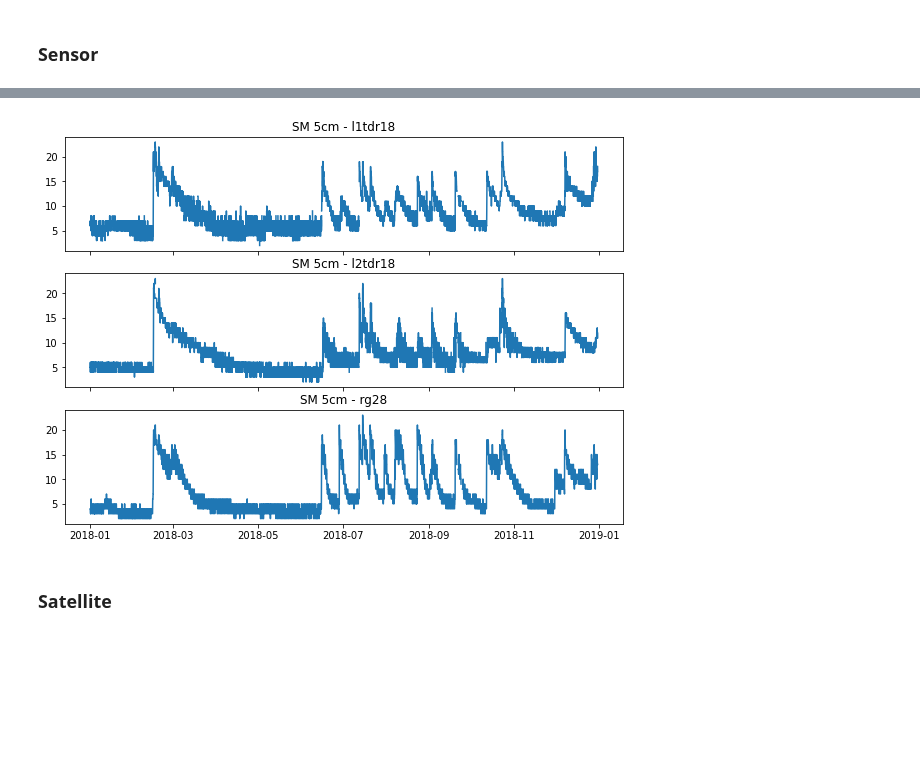
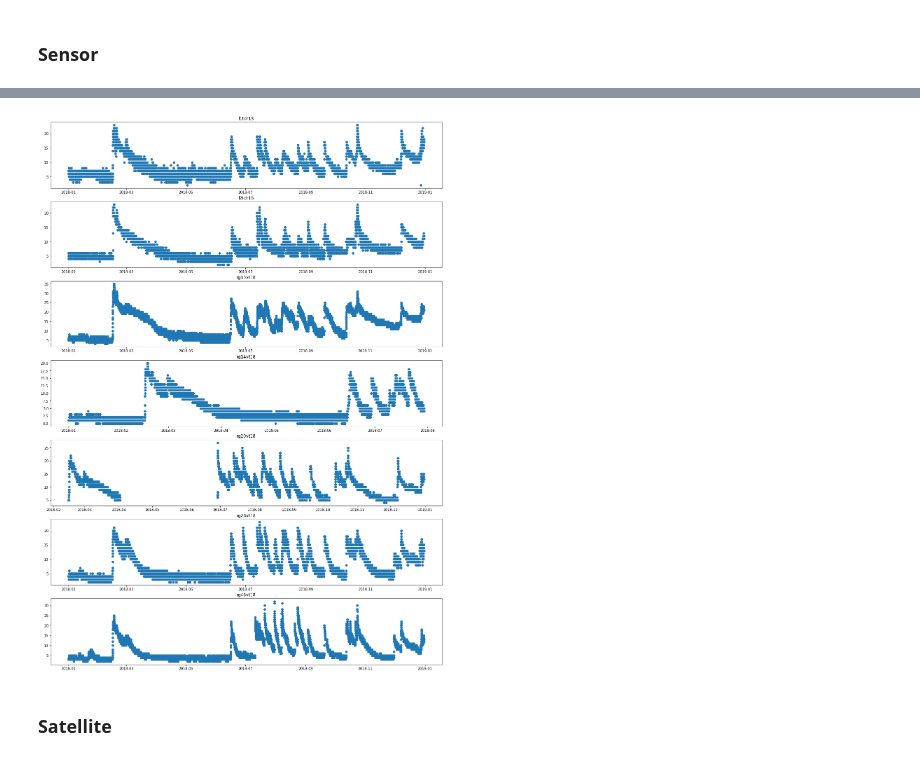
Before and after one commit to VicenteYago/OPTRAM, a Jupyter notebook: OPTRAM.ipynb, the cells around one changed output, grey strips where cells are left out. Cells and saved outputs as stored; diff of their text form; code cells hidden in the pictures; blank space fills up the shorter version.

```diff
--- a/OPTRAM.ipynb
+++ b/OPTRAM.ipynb
@@ -302,14 +235,0 @@ rg28_fix    = rg28.replace(6999, None)
-# %%
-fig, (ax1, ax2, ax3) = plt.subplots(3, figsize = (10,5), sharex= True)
-ax1.plot(l1tdr18_fix.loc[:,'SM5'].index, l1tdr18_fix.loc[:,'SM5'])
-ax2.plot(l2tdr18_fix.loc[:,'SM5'].index, l2tdr18_fix.loc[:,'SM5'])
-ax3.plot(rg28_fix.loc[:,'SM5'].index, rg28_fix.loc[:,'SM5'])
-
-ax1.title.set_text('SM 5cm - l1tdr18')
-ax2.title.set_text('SM 5cm - l2tdr18')
-ax3.title.set_text('SM 5cm - rg28')
-
-#https://stackoverflow.com/questions/6541123/improve-subplot-size-spacing-with-many-subplots-in-matplotlib
-plt.subplots_adjust(left=None, bottom=None, right=None, top=1.2 , wspace=None, hspace=None)
-# %% [output]
-[figure, removed]
@@ -324,3 +264,14 @@ sensors_df = dict({
+# %%
+col_nums = 1
+row_nums = math.ceil(len(sensors_df.items()) / col_nums)
+plt.figure(figsize=(20, 20))
+for i, (k, df) in enumerate(sensors_df.items(), 1):
+    plt.subplot(row_nums, col_nums, i)
+    plt.scatter(x = df.index, y= df.loc[:,'SM5'])
+    plt.title(k)
+plt.subplots_adjust(left=None, bottom=None, right=None, top=1.2 , wspace=None, hspace=None)
+# %% [output]
+[figure, added]
 # %% [markdown]
 ### Satellite
 # %%
```
Also changed, not shown: parts of 21 cells of this notebook.
